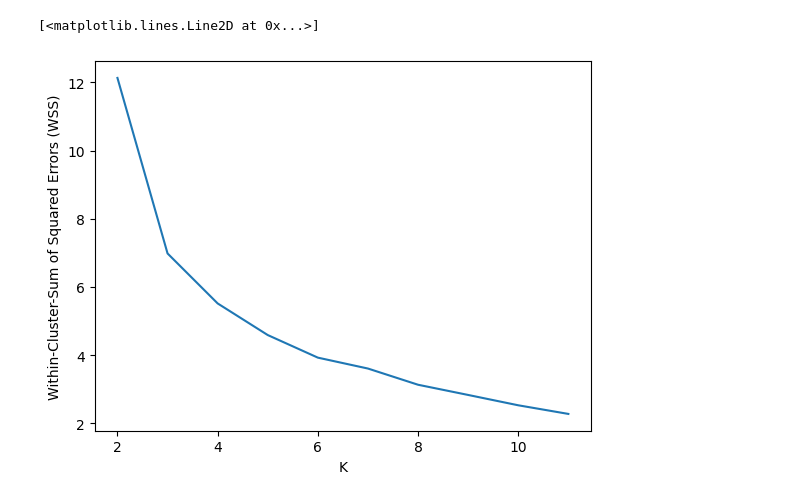
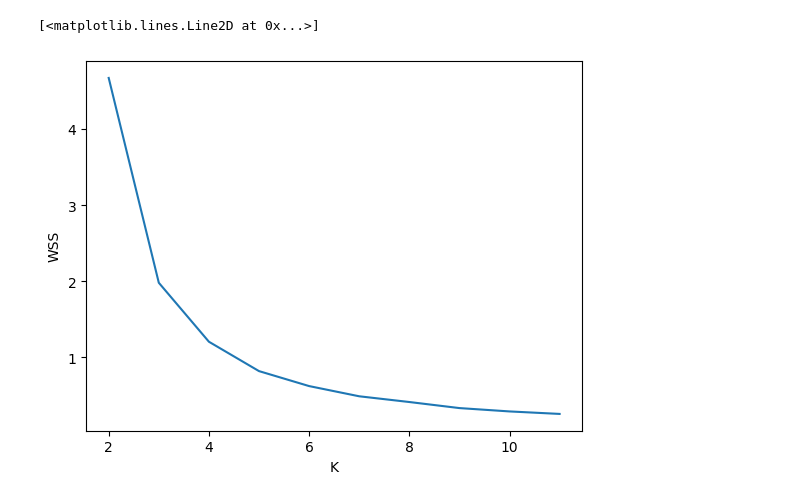
Before and after one commit to Manasa0109/Machine-Learning, a Jupyter notebook: KMeans.ipynb, the cells around one changed output. Cells and saved outputs as stored; diff of their text form; code cells hidden in the pictures.

```diff
--- a/KMeans.ipynb
+++ b/KMeans.ipynb
@@ -6,3 +2,0 @@ import numpy as np
-# %%
-X=np.array([[1,2],[1,4],[1,0],[10,2],[10,4],[10,0]])
-kmeans=KMeans(n_clusters=2,random_state=0).fit(X)
@@ -34,5 +12,5 @@ from matplotlib import pyplot as plt
 %matplotlib inline
 # %%
-df=pd.read_csv("Iris.csv")
+df=pd.read_csv("/content/Student_Marks (1).csv")
 df.head()
 # %% [output]
@@ -63,0 +23,5 @@ print(iris_df.head())
+# %%
+scaler=MinMaxScaler()
+scale=scaler.fit_transform(df[['time_study','Marks']])
+df_scale=pd.DataFrame(scale,columns=['time_study','Marks']);
+df_scale.head()
@@ -66,13 +37,13 @@ K=range(2,12)
 wss=[]
 for k in K:
   kmeans=cluster.KMeans(n_clusters=k)
-  kmeans=kmeans.fit(iris_df)
+  kmeans=kmeans.fit(df_scale)
   wss_iter=kmeans.inertia_
   wss.append(wss_iter)
 # %%
-plt.xlabel('K')
-plt.ylabel('Within-Cluster-Sum of Squared Errors (WSS)')
+plt.xlabel("K")
+plt.ylabel("WSS")
 plt.plot(K,wss)
 # %% [output]
 [<matplotlib.lines.Line2D at 0x...>]
-[figure, old version]
+[figure, new version]
```
Also changed, not shown: parts of 17 cells of this notebook.
